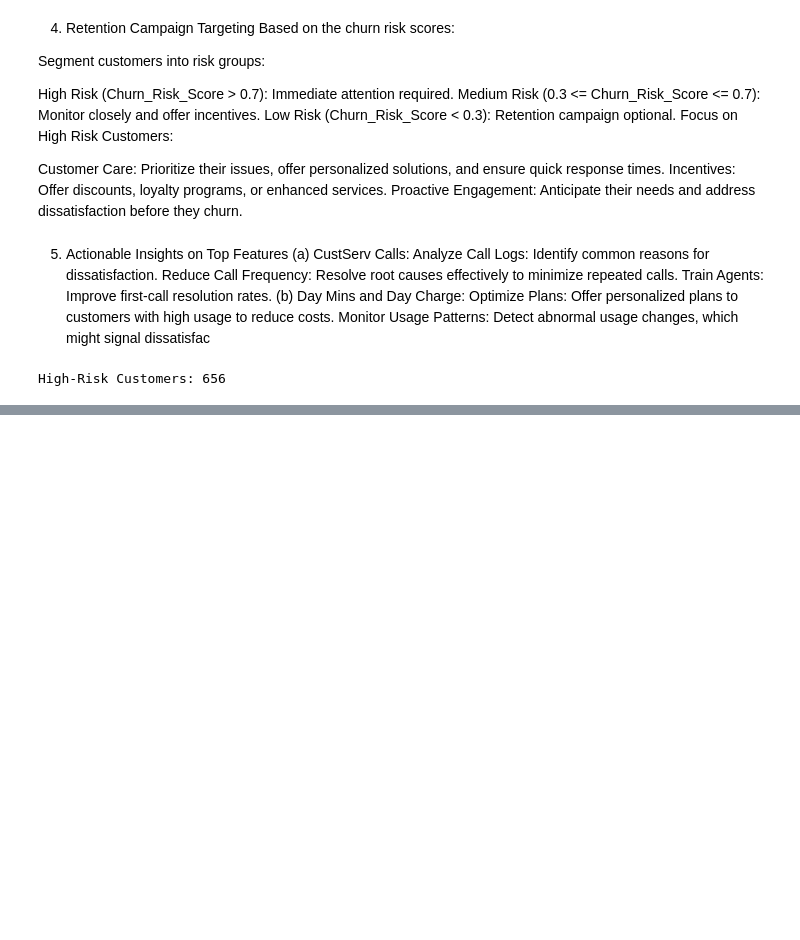
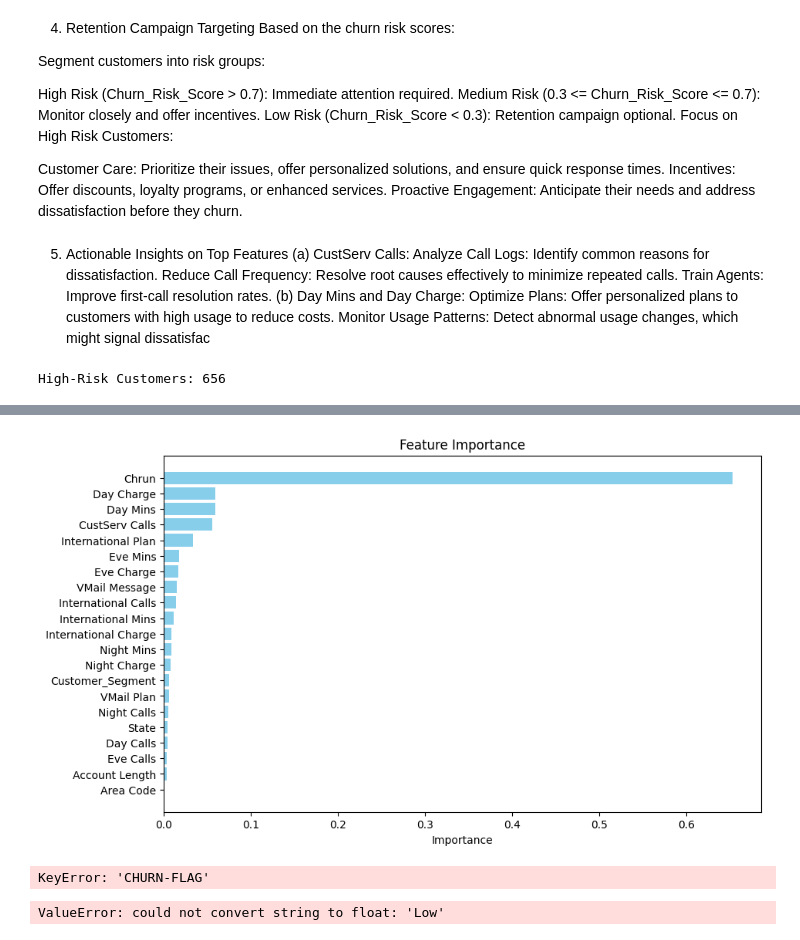
Before and after one commit to isahaq777/My_Projects, a Jupyter notebook: Data_Science_Projects/Telecom/No_Chrun_Telecom.ipynb, the cells around one changed output, grey strips where cells are left out. Cells and saved outputs as stored; diff of their text form; code cells hidden in the pictures; blank space fills up the shorter version.

```diff
--- a/Data_Science_Projects/Telecom/No_Chrun_Telecom.ipynb
+++ b/Data_Science_Projects/Telecom/No_Chrun_Telecom.ipynb
@@ -907,0 +944,29 @@ High-Risk Customers: 656
+# %%
+import matplotlib.pyplot as plt
+import pandas as pd
+
+# Extract feature importance
+importance = pd.DataFrame({
+    'Feature': X_train.columns,
+    'Importance': model.feature_importances_
+}).sort_values(by='Importance', ascending=False)
+
+# Plot feature importance
+plt.figure(figsize=(10, 6))
+plt.barh(importance['Feature'], importance['Importance'], color='skyblue')
+plt.xlabel('Importance')
+plt.title('Feature Importance')
+plt.gca().invert_yaxis()
+plt.show()
+# %% [output]
+[figure, added]
+# %%
+# High-risk customers
+high_risk_customers = X_test[X_test['CHURN-FLAG'] == 1]
+
+print("Number of High-Risk Customers:", len(high_risk_customers))
+
+# Save high-risk customers for targeted campaigns
+high_risk_customers.to_csv("high_risk_customers_2nd_try.csv", index=False)
+# %% [output]
+KeyError: 'CHURN-FLAG'
@@ -907,0 +982,16 @@ High-Risk Customers: 656
+# %%
+from sklearn.model_selection import train_test_split
+from sklearn.preprocessing import StandardScaler
+
+# Split data
+X = data.drop(['CHURN-FLAG', 'Chrun'], axis=1)
+y = data['CHURN-FLAG']
+
+X_train, X_test, y_train, y_test = train_test_split(X, y, test_size=0.3, random_state=42)
+
+# Standardize numerical features for models like SVM and KNN
+scaler = StandardScaler()
+X_train_scaled = scaler.fit_transform(X_train)
+X_test_scaled = scaler.transform(X_test)
+# %% [output]
+ValueError: could not convert string to float: 'Low'
```
Also changed, not shown: parts of 4 cells of this notebook.
